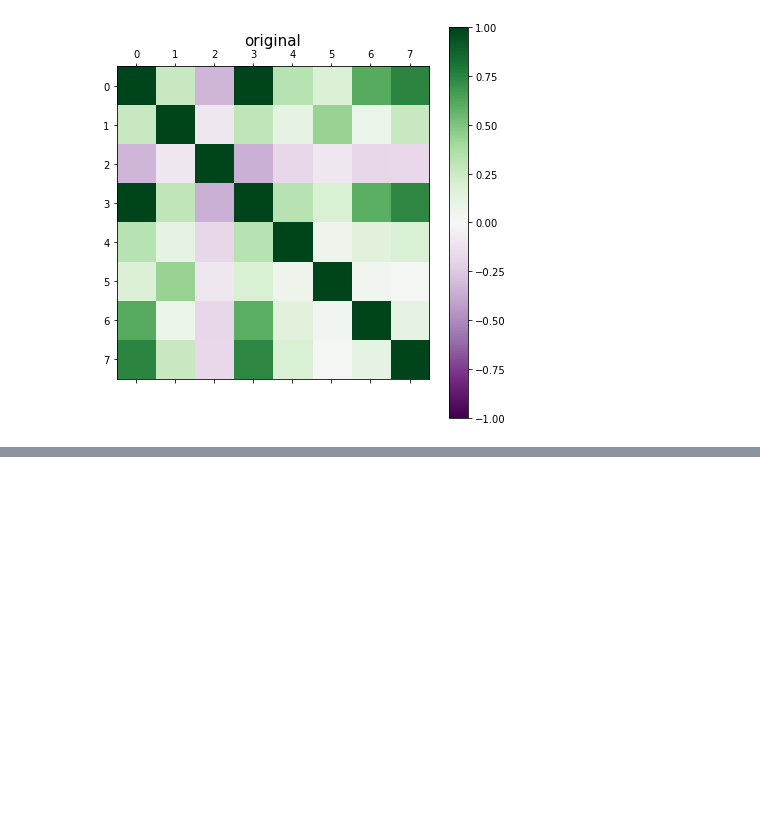
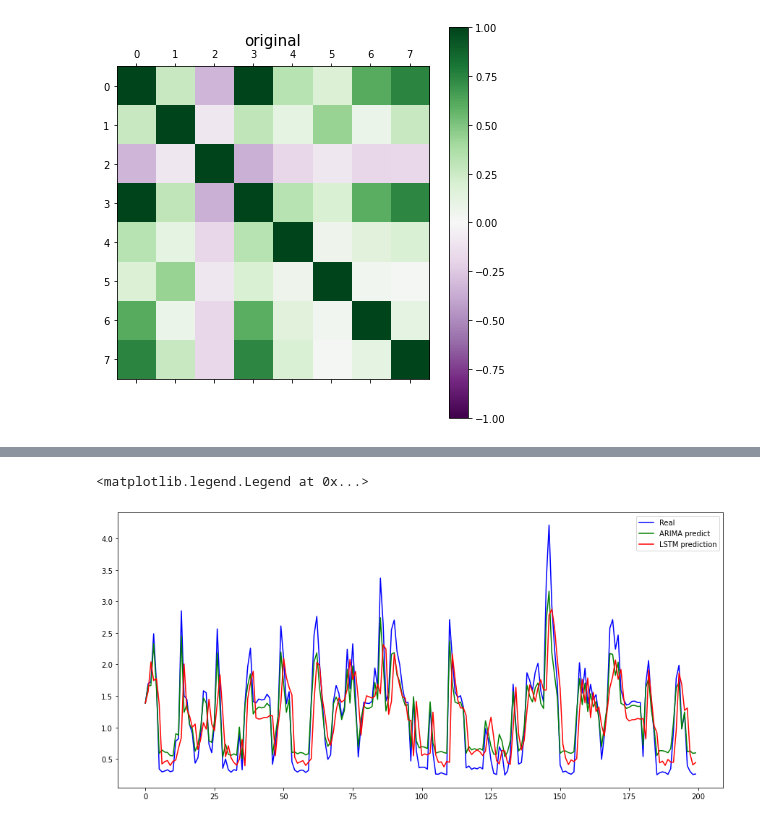
Before and after one commit to gitwetguy/Household_power_prediction, a Jupyter notebook: Household_power_prediciton.ipynb, the cells around one changed output, grey strips where cells are left out. Cells and saved outputs as stored; diff of their text form; code cells hidden in the pictures; blank space fills up the shorter version.

Commit message:
add ARIMA and hybrid model

```diff
--- a/Household_power_prediciton.ipynb
+++ b/Household_power_prediciton.ipynb
@@ -292,0 +338,4 @@ plt.show()
+# %%
+inv_yhat = np.concatenate((yhat, test_X[:, -6:]), axis=1)
+inv_yhat = scaler.inverse_transform(inv_yhat)
+inv_yhat = inv_yhat[:,0]
@@ -292,0 +346,8 @@ plt.show()
+# %%
+from statsmodels.tsa.arima_model import ARIMA
+import warnings
+
+
+model = ARIMA(inv_y, order=(1, 1, 2))
+results = model.fit()
+print(results.summary())
@@ -292,0 +389,14 @@ plt.show()
+# %%
+ARIMA_pred = results.predict(exog=inv_y,typ='levels')
+Mean_value = (ARIMA_pred+inv_yhat[1:])/2
+Add_value = (ARIMA_pred+inv_yhat[1:])
+# %%
+#results.plot_predict(exog=inv_y[:200])
+plt.plot(inv_y[:200],color='blue',label='Real')
+plt.plot(ARIMA_pred[:200],color='green',label='ARIMA predict')
+plt.plot(inv_yhat[:200],color='red',label="LSTM prediction")
+#plt.plot(Mean_value[:200],label='Mean')
+plt.legend()
+# %% [output]
+<matplotlib.legend.Legend at 0x...>
+[figure, added]
```
Also changed, not shown: parts of 21 cells of this notebook.
